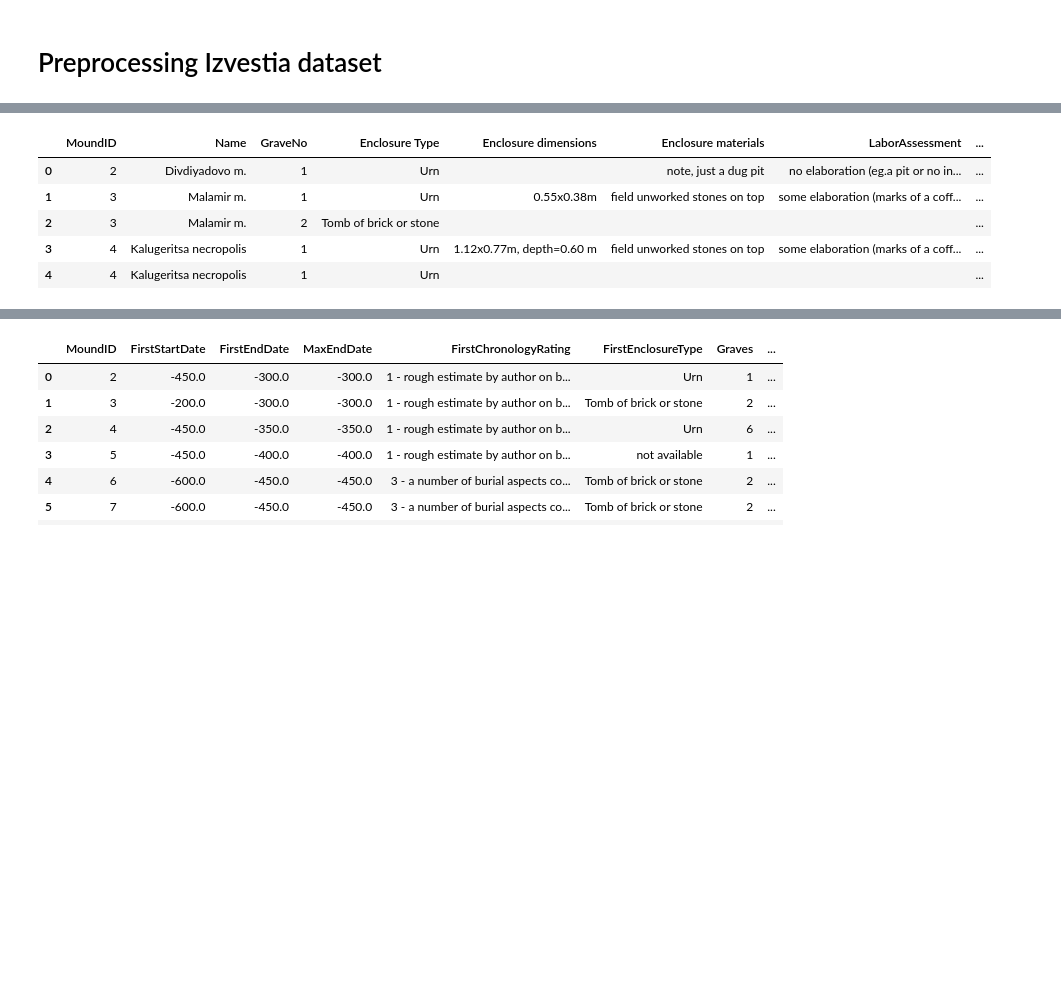
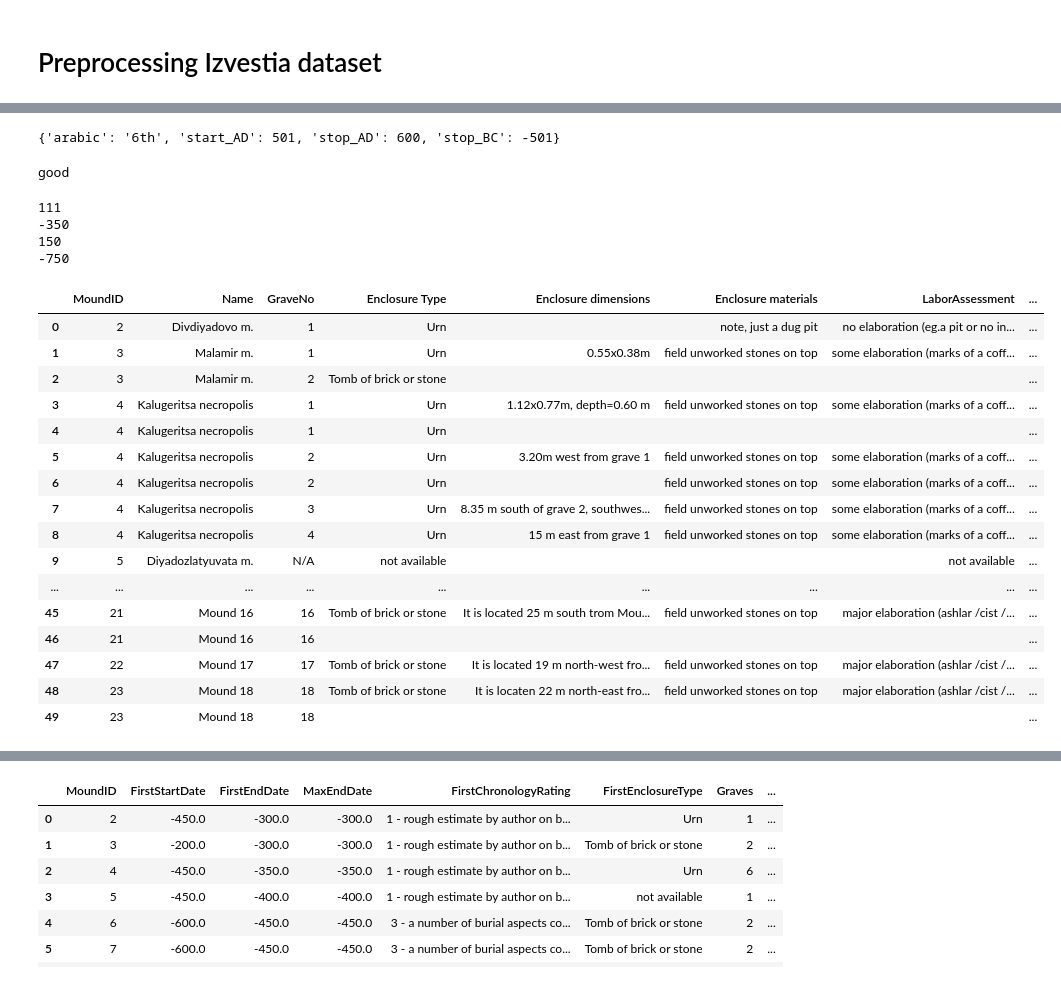
Before and after one commit to sdam-au/mounds_ETL, a Jupyter notebook: scripts/EXPLORING-MOUNDS-IN-GSHEETS.ipynb, the cells around one changed output, grey strips where cells are left out. Cells and saved outputs as stored; diff of their text form; code cells hidden in the pictures; blank space fills up the shorter version.

Commit message:
modification by phase ("end", "half" etc.) implemented, but no data exported yet

```diff
--- a/scripts/EXPLORING-MOUNDS-IN-GSHEETS.ipynb
+++ b/scripts/EXPLORING-MOUNDS-IN-GSHEETS.ipynb
@@ -255,0 +272,4 @@ for column in ["StartDate", "Enddate"]:
+# %%
+centuries = pd.DataFrame(IzvestiaDataset.worksheet("centuries").get_all_records())
+centuries_AD = centuries.set_index("stop_AD").T.to_dict()
+centuries_AD
@@ -256,9 +285,74 @@ for column in ["StartDate", "Enddate"]:
+# %%
+centuries_BC[-600]
+# %% [output]
+{'arabic': '6th', 'start_AD': 501, 'stop_AD': 600, 'stop_BC': -501}
+# %%
+phases = [("beggining", 10), ("end", 90), ("half", 50)]
+datation = "end of 500"
+if any(phase[0] in datation for phase in phases):
+  print("good")
+# %% [output]
+good
+# %%
+phases = [("beggining", 10), ("end", 90), ("half", 50)]
+
+def modify_by_phase(datation):
+  try:
+    datation = int(datation)
+  except:
+    pass
+  if isinstance(datation, str):
+    #BC and AD require different approach, so:
+    modifier = [phase[1] for phase in phases if phase[0] in datation]
+    if len(modifier) > 0:
+      for century in centuries_BC.keys():
+        if str(century) in datation:
+          new_date = century + modifier[0]
+          return new_date
+          break
+      for century in centuries_AD.keys():
+        if str(century) in datation:
+          new_date = centuries_AD[century]["start_AD"] + modifier[0]
+          return new_date
+          break
+    else:
+      match = re.search("\-?\d+", datation)
+      if match:
+        new_date = int(match[0])
+      else:
+        new_date = None
+      return new_date
+  else:
+    return datation
+# %%
+datations = ["beggining of 200", "second half of -400", "possible 150", -750]
+for datation in datations:
+  print(modify_by_phase(datation))
+# %% [output]
+111
+-350
+150
+-750
+# %%
+IzvestiaDataset_BurialAttributes["not_before"] = IzvestiaDataset_BurialAttributes.apply(lambda row: modify_by_phase(row["StartDate"]), axis=1)
+IzvestiaDataset_BurialAttributes["not_after"] = IzvestiaDataset_BurialAttributes.apply(lambda row: modify_by_phase(row["Enddate"]), axis=1)
 # %%
-IzvestiaDataset_BurialAttributes.head(5)
+IzvestiaDataset_BurialAttributes.head(50)
 # %% [output]
 |  | MoundID | Name | GraveNo | Enclosure Type | Enclosure dimensions | Enclosure materials | LaborAssessment | ... |
 | 0 | 2 | Divdiyadovo m. | 1 | Urn |  | note, just a dug pit | no elaboration (eg.a pit or no in... | ... |
 | 1 | 3 | Malamir m. | 1 | Urn | 0.55x0.38m | field unworked stones on top | some elaboration (marks of a coff... | ... |
 | 2 | 3 | Malamir m. | 2 | Tomb of brick or stone |  |  |  | ... |
 | 3 | 4 | Kalugeritsa necropolis | 1 | Urn | 1.12x0.77m, depth=0.60 m | field unworked stones on top | some elaboration (marks of a coff... | ... |
 | 4 | 4 | Kalugeritsa necropolis | 1 | Urn |  |  |  | ... |
+| 5 | 4 | Kalugeritsa necropolis | 2 | Urn | 3.20m west from grave 1 | field unworked stones on top | some elaboration (marks of a coff... | ... |
+| 6 | 4 | Kalugeritsa necropolis | 2 | Urn |  | field unworked stones on top | some elaboration (marks of a coff... | ... |
+| 7 | 4 | Kalugeritsa necropolis | 3 | Urn | 8.35 m south of grave 2, southwes... | field unworked stones on top | some elaboration (marks of a coff... | ... |
+| 8 | 4 | Kalugeritsa necropolis | 4 | Urn | 15 m east from grave 1 | field unworked stones on top | some elaboration (marks of a coff... | ... |
+| 9 | 5 | Diyadozlatyuvata m. | N/A | not available |  |  | not available | ... |
+| ... | ... | ... | ... | ... | ... | ... | ... | ... |
+| 45 | 21 | Mound 16 | 16 | Tomb of brick or stone | It is located 25 m south trom Mou... | field unworked stones on top | major elaboration (ashlar /cist /... | ... |
+| 46 | 21 | Mound 16 | 16 |  |  |  |  | ... |
+| 47 | 22 | Mound 17 | 17 | Tomb of brick or stone | It is located 19 m north-west fro... | field unworked stones on top | major elaboration (ashlar /cist /... | ... |
+| 48 | 23 | Mound 18 | 18 | Tomb of brick or stone | It is locaten 22 m north-east fro... | field unworked stones on top | major elaboration (ashlar /cist /... | ... |
+| 49 | 23 | Mound 18 | 18 |  |  |  |  | ... |
```
Also changed, not shown: parts of 13 cells of this notebook.
